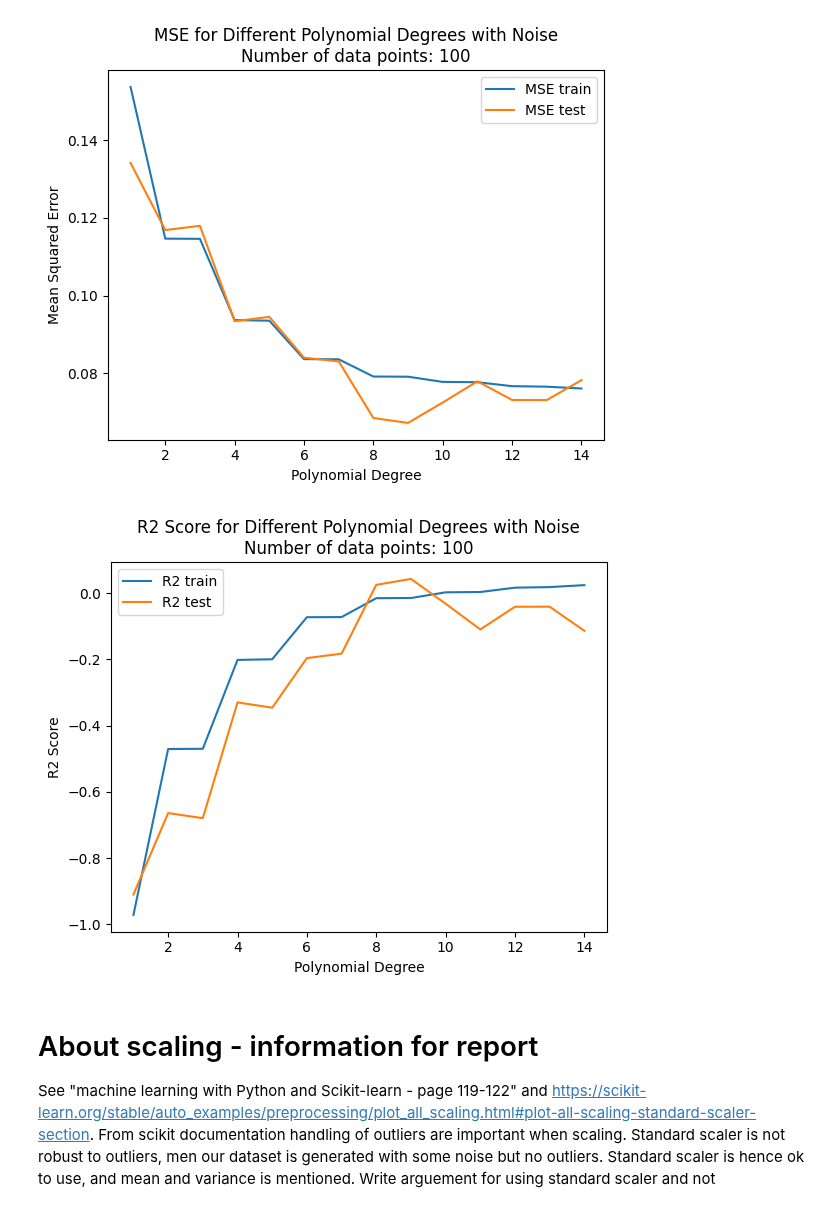
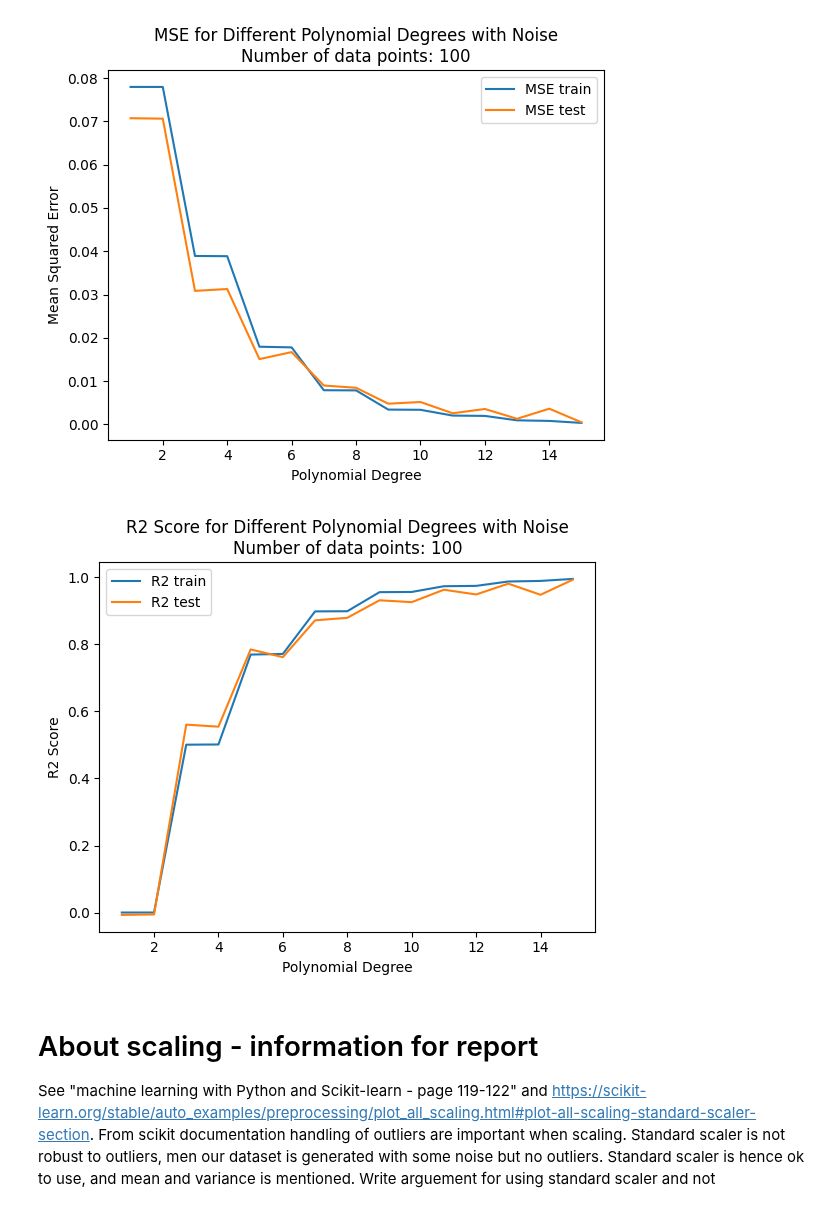
Before and after one commit to johtj/data_analysis_ml_projects, a Jupyter notebook: assignment1/assignment1.ipynb, the cells around one changed output. Cells and saved outputs as stored; diff of their text form; code cells hidden in the pictures.

Commit message:
Added intercept calculation
Keeps intercept column as is if use_intercept = True

```diff
--- a/assignment1/assignment1.ipynb
+++ b/assignment1/assignment1.ipynb
@@ -392,6 +432,6 @@ def plot_r2(n_datapoints, polynomial_degree, r2_train, r2_test, noise=False):
 # %%
 
-def explore_polynomial_degree(X_train, X_test, y_train, y_test, p):
+def explore_polynomial_degree(X_train, X_test, y_train, y_test, p, use_intercept):
     """
     Explores the effect of polynomial degree on MSE and R2 for
     both training and test datasets using OLS regression.
@@ -428,6 +468,14 @@ def explore_polynomial_degree(X_train, X_test, y_train, y_test, p):
     y_test : numpy array shape (n)
         Test target vector
 
+    p : int
+        maximum polynomial degree to explore
+
+    use_intercept : Bool
+        Bool to determine if intercept should be included or not in regression:
+        False : no intercept
+        True : include intercept
+
     """
 
     polynomial_degree = list()
@@ -436,7 +484,7 @@ def explore_polynomial_degree(X_train, X_test, y_train, y_test, p):
     r2_train = list()
     r2_test = list()
 
-    for degree in range(1, p): # should range be like this?
+    for degree in range(1, p+1):
         polynomial_degree.append(degree)
 
         # Extract the relevant columns from design matrix for the current degree
@@ -465,7 +513,7 @@ def explore_polynomial_degree(X_train, X_test, y_train, y_test, p):
 
         # Sklearn Linear Regression without intercept for validation of code, test dataset only.
         # only for validation of own code
-        model = LinearRegression(fit_intercept=False)
+        model = LinearRegression(fit_intercept=use_intercept)
         model.fit(X_train_sliced, y_train)
         y_pred_sklearn = model.predict(X_test_sliced)
         mse_sklearn = MSE(y_test, y_pred_sklearn)
@@ -492,27 +540,22 @@ y = 1 / (1 + 25 * x**2)
 x_noise = np.linspace(-1, 1, num=n_datapoints) + np.random.normal(0, standard_deviation, n_datapoints)
 y_noise = 1 / (1 + 25 * x_noise**2)
 # %%
-# comments about intercept....
-# Example for lectures: Should we calculate intercept by: scaling y_train --> intercept_ = y_scaler - X_train_mean@OwnRidgeTheta #The intercept can be shifted so the model can predict on uncentered data
-# Or leaving intercept out as in code below
-
-
-
-
 # Runge's function analysis
 ##################################################
 
+use_intercept = True # changed to variable to easily switch between True and False
+
 # No noise
 # creating design matrix with polynomial features: p
-X = polynomial_features(x, p,intercept=False) # intercept=True gives intercept column = 0 in standard scaler if intercept is True, and hence division by 0.
-
+X = polynomial_features(x, p,intercept=use_intercept) # intercept=True gives intercept column = 0 in standard scaler if intercept is True, and hence division by 0.
 
 # test and train dataset, and scaling of X_train and X_test
 X_train, X_test, y_train, y_test = train_test_split(X, y, test_size=0.2)
-X_train_scaled, X_test_scaled = standard_scaler(X_train, X_test)
+
+X_train_scaled, X_test_scaled = scale_features_by_intercept_use(X_train, X_test, use_intercept)
 
 # scaled data for features as input
-polynomial_degree, mse_train, mse_test, r2_train, r2_test = explore_polynomial_degree(X_train_scaled, X_test_scaled, y_train, y_test, p)
+polynomial_degree, mse_train, mse_test, r2_train, r2_test = explore_polynomial_degree(X_train_scaled, X_test_scaled, y_train, y_test, p, use_intercept=use_intercept)
 plot_mse(n_datapoints, polynomial_degree, mse_train, mse_test, noise=False)
 plot_r2(n_datapoints, polynomial_degree, r2_train, r2_test, noise=False)
 
@@ -520,14 +563,15 @@ plot_r2(n_datapoints, polynomial_degree, r2_train, r2_test, noise=False)
 
 # With noise
 # creating design matrix with polynomial features: p
-X_noise = polynomial_features(x_noise, p,intercept=False) # intercept=True gives intercept column = 0 in standard scaler if intercept is True, and hence division by 0. Leaving intercept out since Ridge regression handles this
+X_noise = polynomial_features(x_noise, p,intercept=use_intercept) # intercept=True gives intercept column = 0 in standard scaler if intercept is True, and hence division by 0. Leaving intercept out since Ridge regression handles this
 
 # test and train dataset, and scaling of X_train and X_test
 X_train_noise, X_test_noise, y_train_noise, y_test_noise = train_test_split(X_noise, y_noise, test_size=0.2)
-X_train_scaled_noise, X_test_scaled_noise = standard_scaler(X_train_noise, X_test_noise)
+X_train_scaled_noise, X_test_scaled_noise = scale_features_by_intercept_use(X_train_noise, X_test_noise, use_intercept)
+#X_train_scaled_noise, X_test_scaled_noise = standard_scaler(X_train_noise, X_test_noise)
 
 # scaled data for features as input
-polynomial_degree, mse_train, mse_test, r2_train, r2_test = explore_polynomial_degree(X_train_scaled_noise, X_test_scaled_noise, y_train_noise, y_test_noise, p)
+polynomial_degree, mse_train, mse_test, r2_train, r2_test = explore_polynomial_degree(X_train_scaled_noise, X_test_scaled_noise, y_train_noise, y_test_noise, p, use_intercept=use_intercept)
 plot_mse(n_datapoints, polynomial_degree, mse_train, mse_test, noise=True)
 plot_r2(n_datapoints, polynomial_degree, r2_train, r2_test, noise=True)
 # %% [output]
@@ -570,5 +614,5 @@ Polynomial degree: 14, R2 test: Own - sklearn -1.936730753548943e-08, MSE test:
-[figure, old version]
+[figure, new version]
-[figure, old version]
+[figure, new version]
 # %% [markdown]
 # About scaling - information for report
 
```
Also changed, not shown: parts of 2 cells of this notebook, 4 other files.
